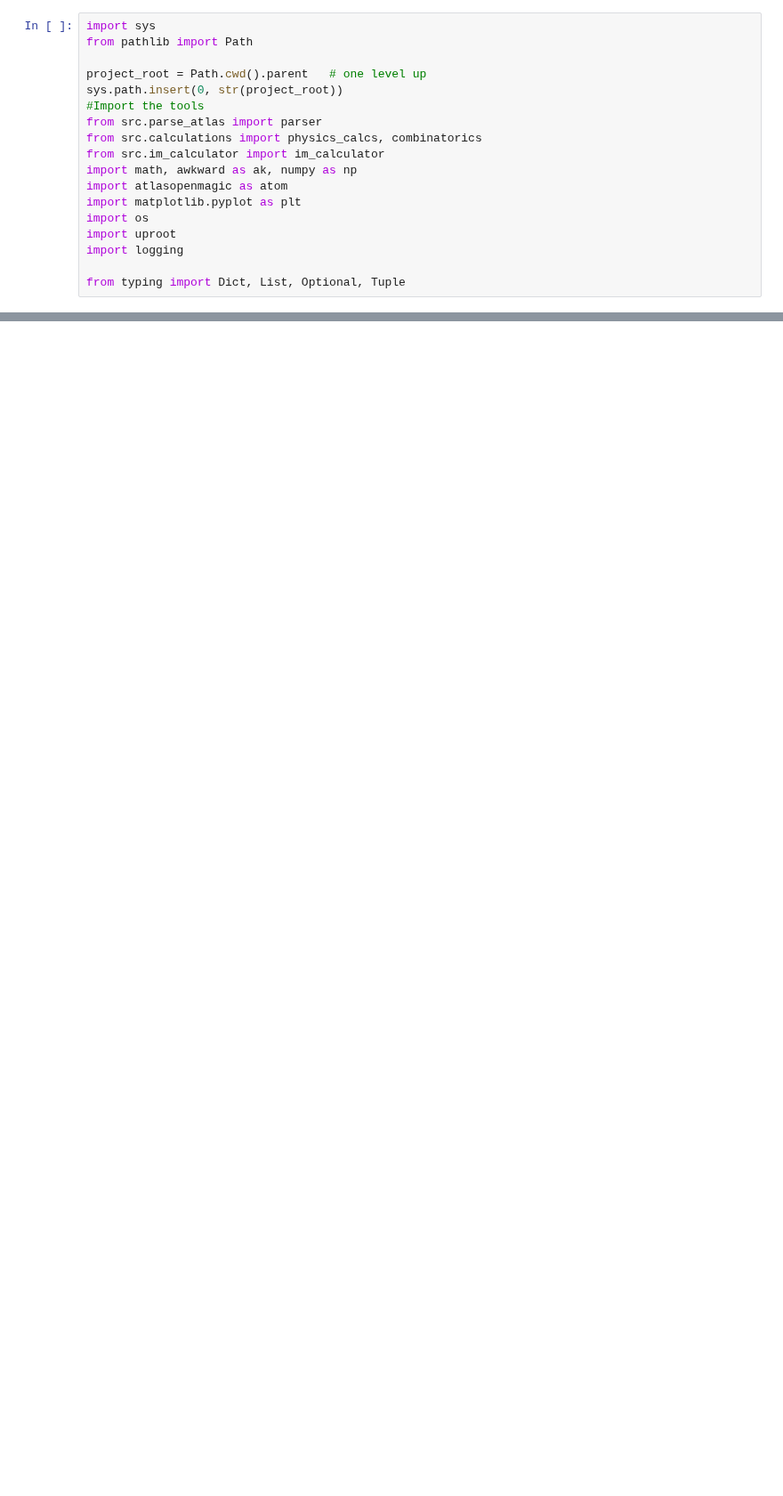
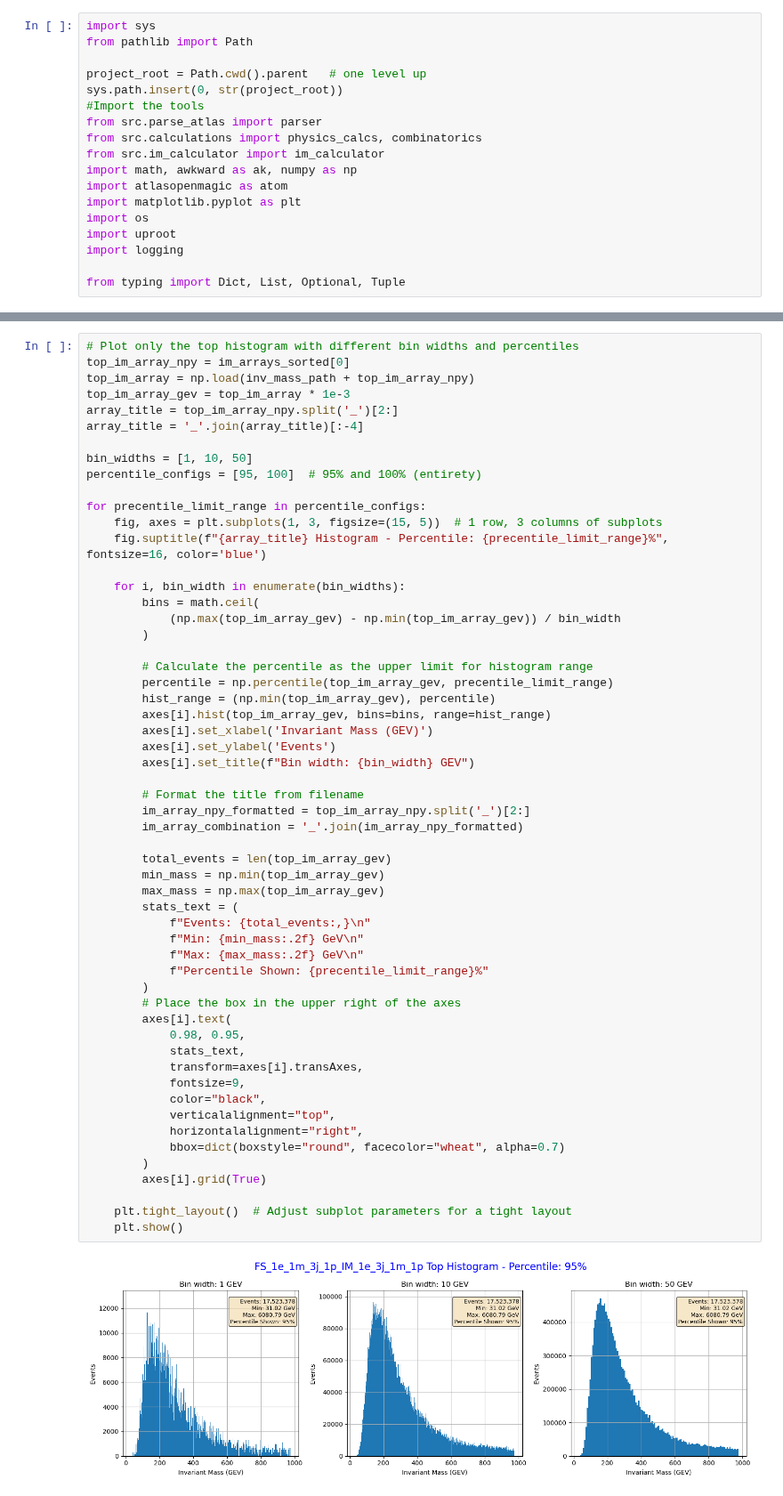
Before and after one commit to Zhavi221/atlas-utilization, a Jupyter notebook: testing/brute_force_bining.ipynb, the cells around one changed output, grey strips where cells are left out. Shown at 89% size. Saved outputs shown, nothing was run; the diff lists cells and outputs as text; blank space fills up the shorter version.

```diff
--- a/testing/brute_force_bining.ipynb
+++ b/testing/brute_force_bining.ipynb
@@ -125,0 +90,58 @@ for im_array_npy in os.listdir(inv_mass_path):
+# %%
+# Plot only the top histogram with different bin widths and percentiles
+top_im_array_npy = im_arrays_sorted[0]
+top_im_array = np.load(inv_mass_path + top_im_array_npy)
+top_im_array_gev = top_im_array * 1e-3
+array_title = top_im_array_npy.split('_')[2:]
+array_title = '_'.join(array_title)[:-4]
+
+bin_widths = [1, 10, 50]
+percentile_configs = [95, 100]  # 95% and 100% (entirety)
+
+for precentile_limit_range in percentile_configs:
+    fig, axes = plt.subplots(1, 3, figsize=(15, 5))  # 1 row, 3 columns of subplots
+    fig.suptitle(f"{array_title} Histogram - Percentile: {precentile_limit_range}%", fontsize=16, color='blue')
+
+    for i, bin_width in enumerate(bin_widths):
+        bins = math.ceil(
+            (np.max(top_im_array_gev) - np.min(top_im_array_gev)) / bin_width
+        )
+
+        # Calculate the percentile as the upper limit for histogram range
+        percentile = np.percentile(top_im_array_gev, precentile_limit_range)
+        hist_range = (np.min(top_im_array_gev), percentile)
+        axes[i].hist(top_im_array_gev, bins=bins, range=hist_range)
+        axes[i].set_xlabel('Invariant Mass (GEV)')
+        axes[i].set_ylabel('Events')
+        axes[i].set_title(f"Bin width: {bin_width} GEV")
+
+        # Format the title from filename
+        im_array_npy_formatted = top_im_array_npy.split('_')[2:]
+        im_array_combination = '_'.join(im_array_npy_formatted)
+
+        total_events = len(top_im_array_gev)
+        min_mass = np.min(top_im_array_gev)
+        max_mass = np.max(top_im_array_gev)
+        stats_text = (
+            f"Events: {total_events:,}\n"
+            f"Min: {min_mass:.2f} GeV\n"
+            f"Max: {max_mass:.2f} GeV\n"
+            f"Percentile Shown: {precentile_limit_range}%"
+        )
+        # Place the box in the upper right of the axes
+        axes[i].text(
+            0.98, 0.95,
+            stats_text,
+            transform=axes[i].transAxes,
+            fontsize=9,
+            color="black",
+            verticalalignment="top",
+            horizontalalignment="right",
+            bbox=dict(boxstyle="round", facecolor="wheat", alpha=0.7)
+        )
+        axes[i].grid(True)
+
+    plt.tight_layout()  # Adjust subplot parameters for a tight layout
+    plt.show()
+# %% [output]
+[figure, added]
```
Also changed, not shown: parts of 6 cells of this notebook, 10 other files.
